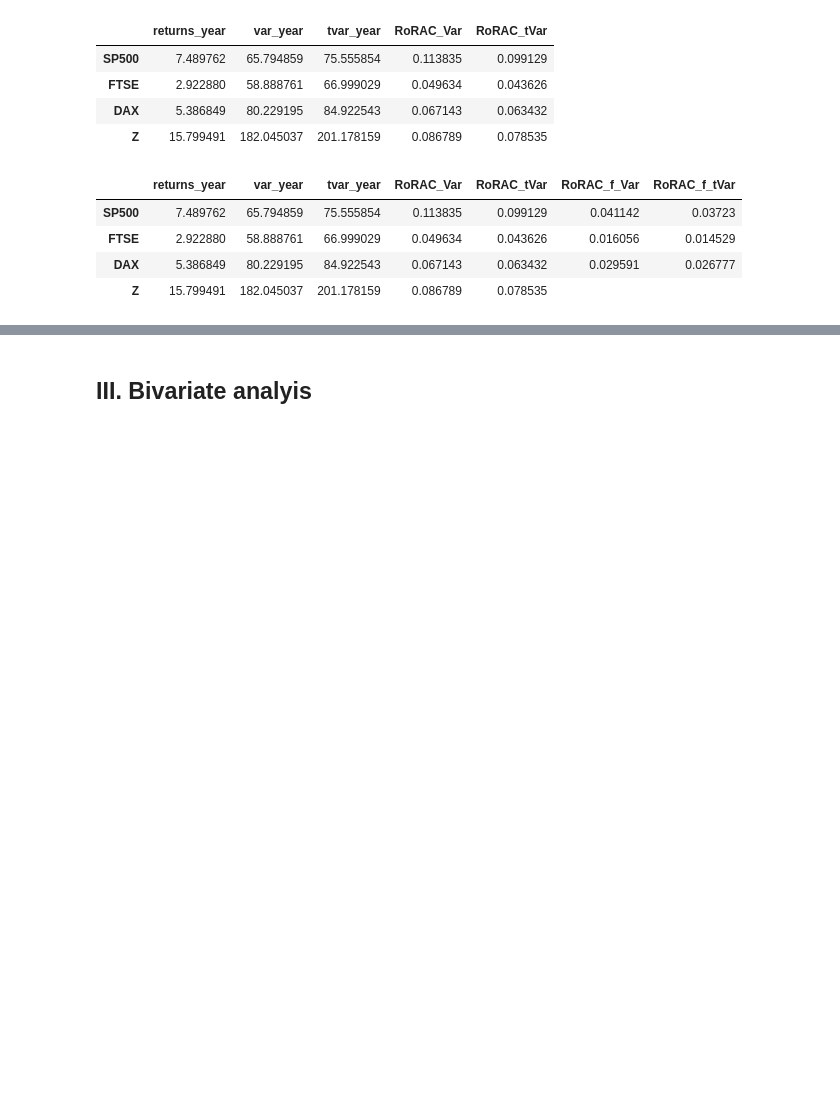
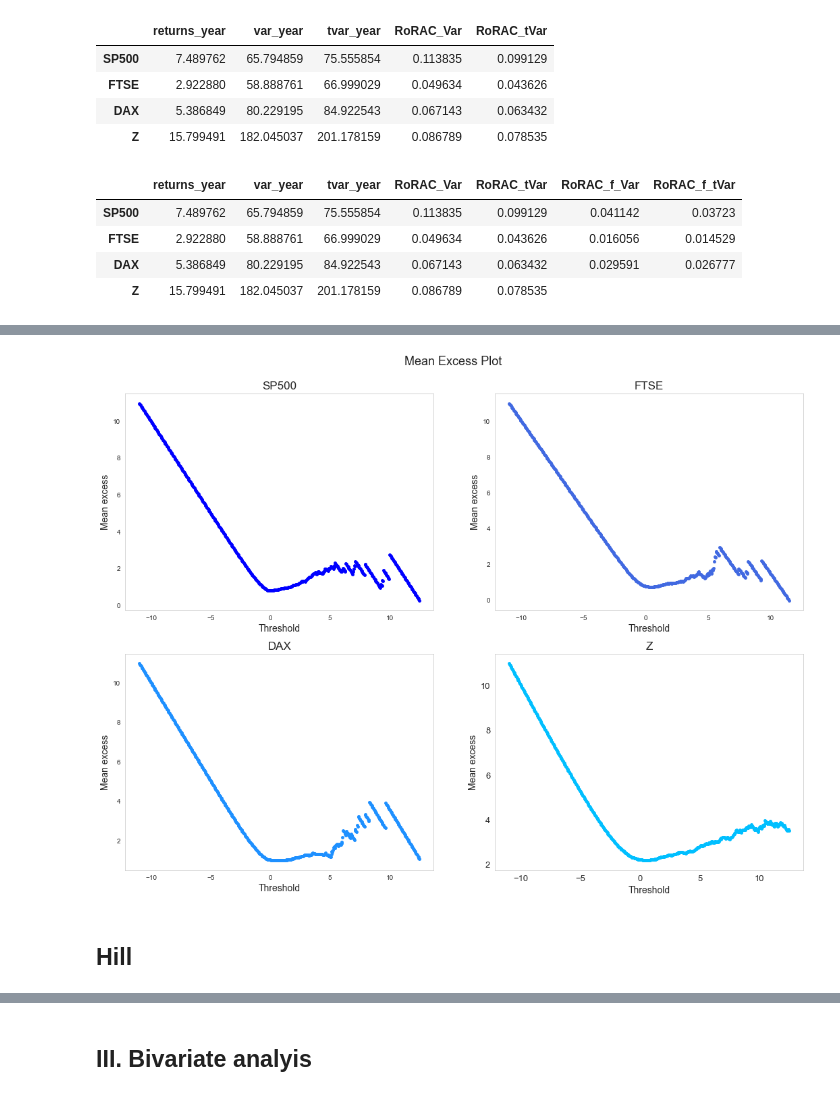
Before and after one commit to oskargirardin/QRM_Project, a Jupyter notebook: final_project.ipynb, the cells around one changed output, grey strips where cells are left out. Drawn from its saved outputs; the diff is of its cells as text; code cells hidden in the pictures; blank space fills up the shorter version.

```diff
--- a/final_project.ipynb
+++ b/final_project.ipynb
@@ -405,0 +593,16 @@ rorac_df
+# %%
+# Compute quantile (VaR) from the fitted distribution
+
+# same formula as before ???
+
+var_mep = lambda shape, thresh, scale, alpha, N, K: thresh + scale/shape*((N/K * (1-alpha))**(-shape) - 1) if shape!=0 else thresh + scale*np.log(N/K * (1-alpha))
+
+
+for stock_index in store_param_mep.columns:
+    shape, loc, scale = store_param_mep[stock_index].values
+
+    var_fit = var_mep(shape, loc, scale, alpha_var, N, K)
+    var_store.loc[stock_index, "MEP"] = var_fit
+
+print("")
+var_store
@@ -405,0 +615,42 @@ rorac_df
+# %%
+# Threshold selection
+
+thresholds = np.linspace(-11, 12.5, num=500)
+
+thresh_df = pd.DataFrame(index = np.arange(len(thresholds)))
+thresh_df["thresholds"] = thresholds.tolist()
+
+for stock_index in losses.columns:
+    mean_excesses = []
+    stock_series = losses[stock_index]
+
+    for thresh in thresholds:
+        excess = (stock_series[stock_series>thresh] - thresh).mean()
+        mean_excesses.append(excess)
+
+    thresh_df[stock_index] = mean_excesses
+
+
+
+# Mean Excess Plot
+
+fig, ax = plt.subplots(2,2, figsize=(18, 13))
+
+for a, stock_idx, col in zip(ax.ravel(), thresh_df.columns[1:], ALL_COL):
+    mean_excesses = thresh_df[stock_idx]
+    a.scatter(thresholds, mean_excesses, s=15, color=col)
+    a.set_title(f'{stock_idx}', fontsize=17)
+    a.set_xlabel("Threshold", fontsize=14)
+    a.set_ylabel("Mean excess", fontsize=14)
+    a.grid(False)
+
+    # Tick size
+    plt.yticks(fontsize=13)
+    plt.xticks(fontsize=13)
+
+plt.suptitle("Mean Excess Plot", fontsize=18, y=0.94)
+plt.show()
+# %% [output]
+[figure, added]
+# %% [markdown]
+## Hill
```
Also changed, not shown: parts of 20 cells of this notebook.
